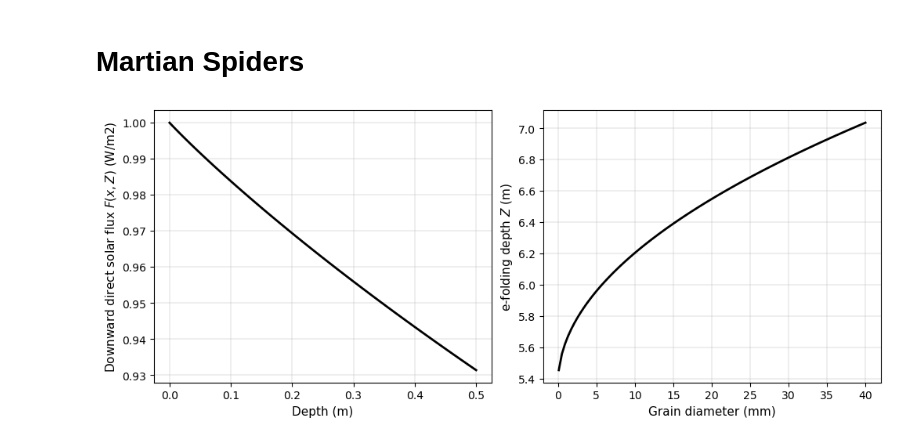
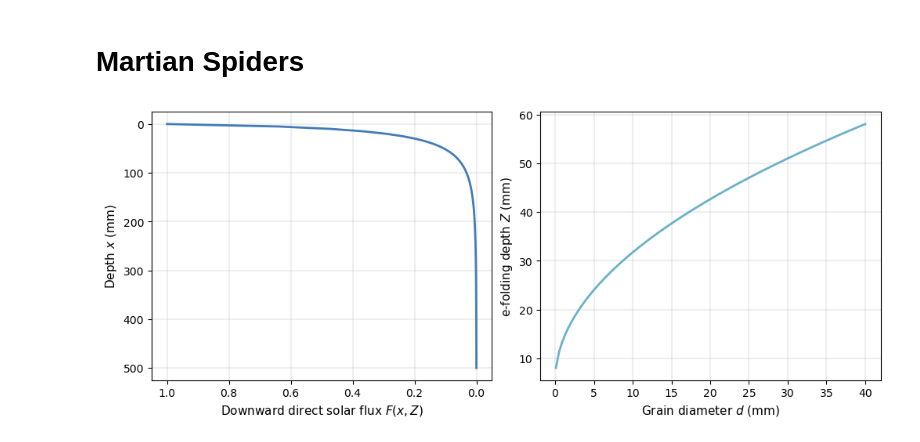
Before and after one commit to CottomR-et-al/Europa-ice-ocean-exchange, a Jupyter notebook: MartianSpiders.ipynb, the cells around one changed output. Saved outputs shown, nothing was run; the diff lists cells and outputs as text; code cells hidden in the pictures.

```diff
--- a/MartianSpiders.ipynb
+++ b/MartianSpiders.ipynb
@@ -29,27 +29,28 @@ from itertools import cycle
 # %%
 # Chinnerny et al. (2020) found e-folding of solar radiation penetration in CO2 ice relates to grain size in the following way.
 
-a = 5.37
-b_CO2 = 0.0144
-d = np.linspace(1e-4, 40e-3, 100) # grain diameter (m)
-x = np.linspace(0, 0.5, 100) # depth (m)
+a = 5.37 # (mm)
+b_CO2 = 0.0144 # (mm)
+d = np.linspace(1e-1, 40, 100) # grain diameter (mm)
+x = np.linspace(0, 0.5, 100)*1e3 # depth (mm)
 
-Z = a + np.sqrt(d/b_CO2)
+Z = a + np.sqrt(d/b_CO2) # e-folding scale
 
-# and downward direct energy flux F(x,Z) is given by
+# and downward direct energy flux F(x,Z) as a percentage of total radiation is given by
 F = np.exp(-x/Z)
-
 
 fig, (ax1, ax2) = plt.subplots(1, 2, figsize=(10, 4), constrained_layout=True)
 
-ax1.plot(x, F, color='k', lw=2, marker=None)
-ax1.set_xlabel('Depth (m)', fontsize=11)
-ax1.set_ylabel('Downward direct solar flux $F(x,Z)$ (W/m2)', fontsize=11)
+ax1.plot(F, x, lw=2, color=cmo.ice(0.5))
+ax1.set_ylabel('Depth $x$ (mm)', fontsize=11)
+ax1.set_xlabel('Downward direct solar flux $F(x,Z)$', fontsize=11)
 ax1.grid(lw=0.3)
+ax1.invert_yaxis()
+ax1.invert_xaxis()
 
-ax2.plot(d * 1e3, Z, color='k', lw=2)
-ax2.set_xlabel('Grain diameter (mm)', fontsize=11)
-ax2.set_ylabel('e-folding depth $Z$ (m)', fontsize=11)
+ax2.plot(d, Z, color=cmo.ice(0.7), lw=2)
+ax2.set_xlabel('Grain diameter $d$ (mm)', fontsize=11)
+ax2.set_ylabel('e-folding depth $Z$ (mm)', fontsize=11)
 ax2.grid(lw=0.3)
 # %% [output]
-[figure, old version]
+[figure, new version]
```
Also changed, not shown: parts of 1 cell of this notebook.
